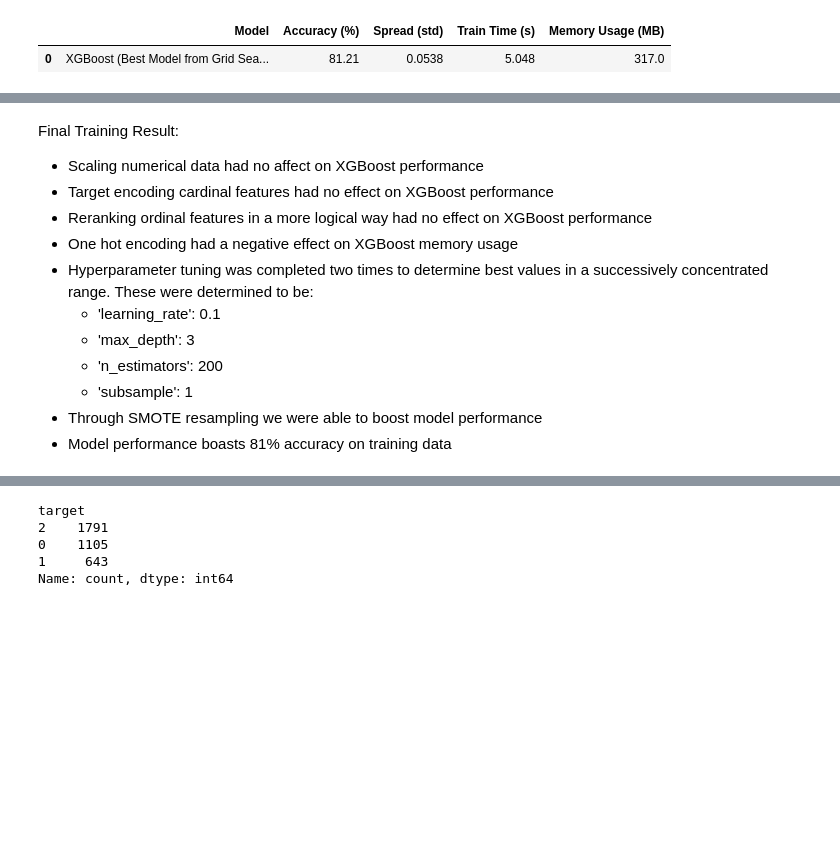
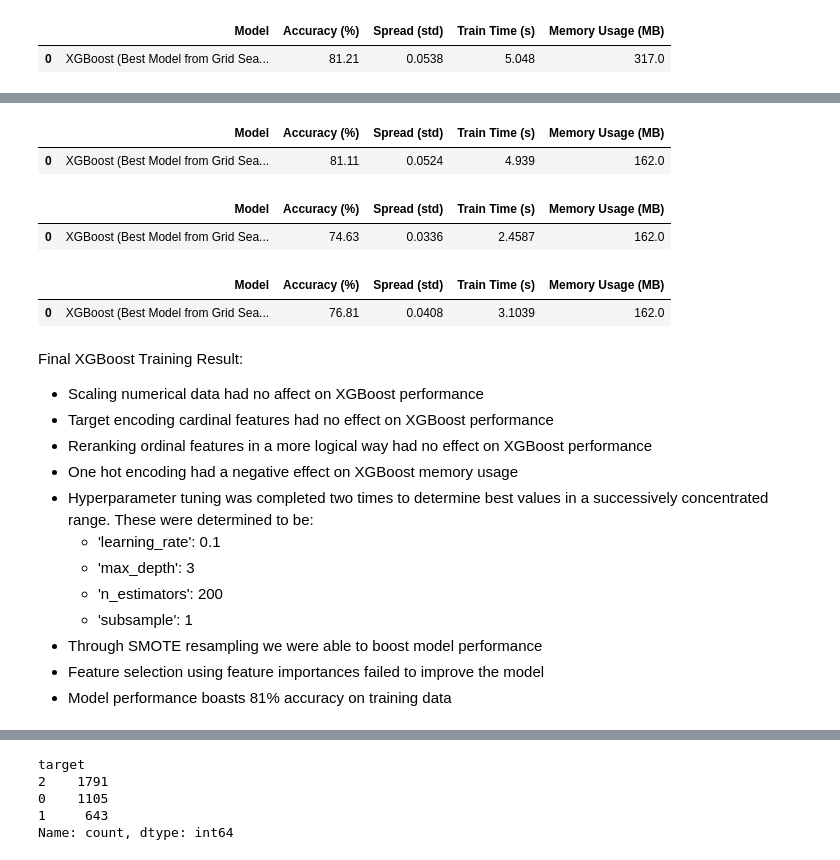
Before and after one commit to elijahlopez94/predicting_student_success, a Jupyter notebook: machine_learning.ipynb, the cells around one changed output, grey strips where cells are left out. Drawn from its saved outputs; the diff is of its cells as text; code cells hidden in the pictures; blank space fills up the shorter version.

```diff
--- a/machine_learning.ipynb
+++ b/machine_learning.ipynb
@@ -578,3 +578,6 @@ test_xgb_model(xgb_X_train_smote, xgb_y_train_smote, grid_search)
 # %% [output]
 |  | Model | Accuracy (%) | Spread (std) | Train Time (s) | Memory Usage (MB) |
 | 0 | XGBoost (Best Model from Grid Sea... | 81.21 | 0.0538 | 5.048 | 317.0 |
+# %%
+xgb_feature_importances = pd.Series(best_xgb_model.feature_importances_, index=X.columns).sort_values(ascending=False)
+xgb_feature_importances
@@ -581,5 +602,35 @@ test_xgb_model(xgb_X_train_smote, xgb_y_train_smote, grid_search)
+# %%
+threshold = 0.01
+important_features = xgb_feature_importances[xgb_feature_importances > threshold].index.tolist()
+
+# Subset the original dataset to include only the important features
+xgb_X_train_reduced = xgb_X_train_smote[important_features]
+test_xgb_model(xgb_X_train_reduced, xgb_y_train_smote, grid_search)
+# %% [output]
+|  | Model | Accuracy (%) | Spread (std) | Train Time (s) | Memory Usage (MB) |
+| 0 | XGBoost (Best Model from Grid Sea... | 81.11 | 0.0524 | 4.939 | 162.0 |
+# %%
+threshold = 0.05
+important_features = xgb_feature_importances[xgb_feature_importances > threshold].index.tolist()
+
+# Subset the original dataset to include only the important features
+xgb_X_train_reduced = xgb_X_train_smote[important_features]
+test_xgb_model(xgb_X_train_reduced, xgb_y_train_smote, grid_search)
+# %% [output]
+|  | Model | Accuracy (%) | Spread (std) | Train Time (s) | Memory Usage (MB) |
+| 0 | XGBoost (Best Model from Grid Sea... | 74.63 | 0.0336 | 2.4587 | 162.0 |
+# %%
+threshold = 0.025
+important_features = xgb_feature_importances[xgb_feature_importances > threshold].index.tolist()
+
+# Subset the original dataset to include only the important features
+xgb_X_train_reduced = xgb_X_train_smote[important_features]
+test_xgb_model(xgb_X_train_reduced, xgb_y_train_smote, grid_search)
+# %% [output]
+|  | Model | Accuracy (%) | Spread (std) | Train Time (s) | Memory Usage (MB) |
+| 0 | XGBoost (Best Model from Grid Sea... | 76.81 | 0.0408 | 3.1039 | 162.0 |
 # %% [markdown]
-Final Training Result:
+Final XGBoost Training Result:
 * Scaling numerical data had no affect on XGBoost performance
 * Target encoding cardinal features had no effect on XGBoost performance
 * Reranking ordinal features in a more logical way had no effect on XGBoost performance
@@ -590,4 +641,5 @@ Final Training Result:
     * 'n_estimators': 200
     * 'subsample': 1
 * Through SMOTE resampling we were able to boost model performance
+* Feature selection using feature importances failed to improve the model
 * Model performance boasts 81% accuracy on training data
```
Also changed, not shown: parts of 18 cells of this notebook, 12 other files.
